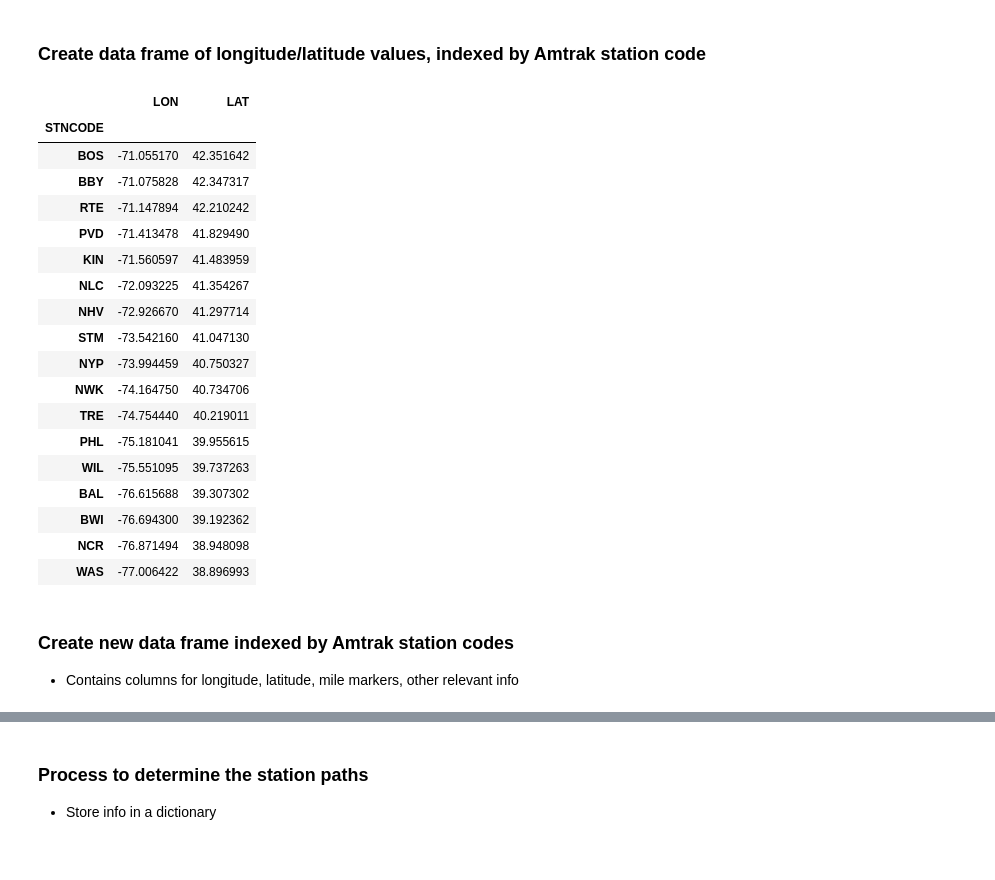
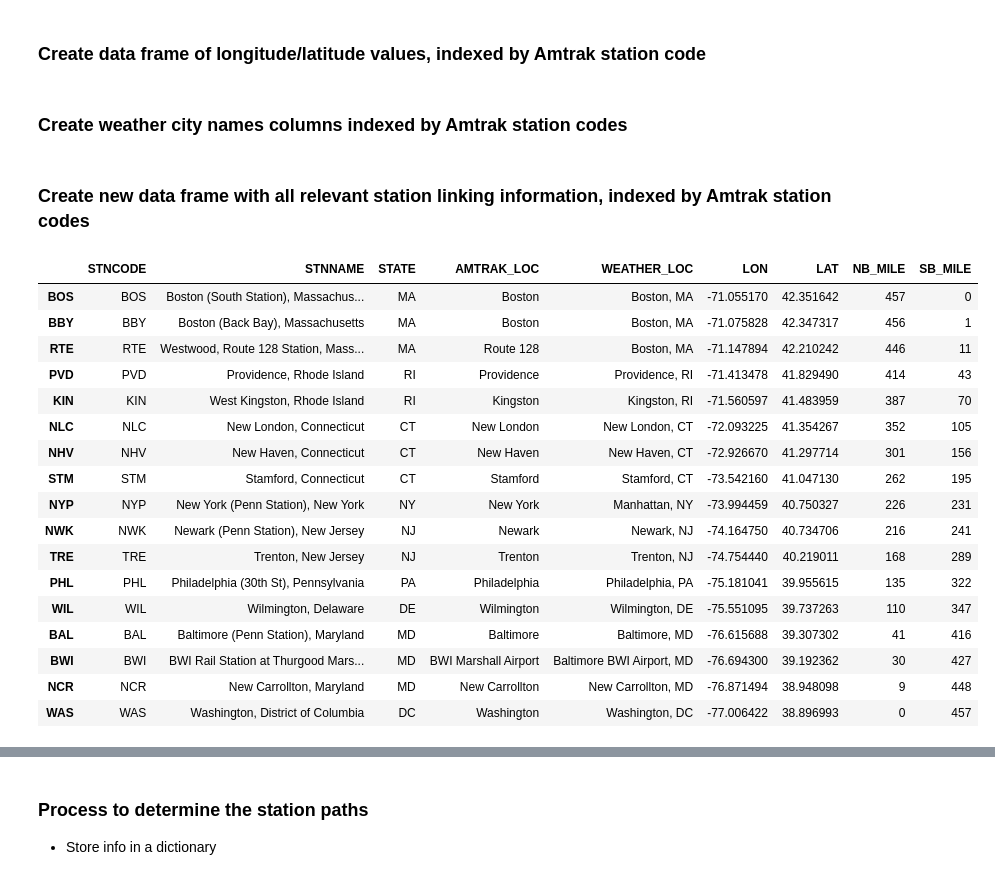
Before and after one commit to elizabeth-c-chen/data1050-amtrak-on-time-analysis, a Jupyter notebook: Determine_Station_Paths.ipynb, the cells around one changed output, grey strips where cells are left out. Drawn from its saved outputs; the diff is of its cells as text; code cells hidden in the pictures.

```diff
--- a/Determine_Station_Paths.ipynb
+++ b/Determine_Station_Paths.ipynb
@@ -55,41 +56,45 @@ for station, NB_mile, SB_mile in zip(amtrak_stations, NB, SB):
 mile_cols = pd.DataFrame.from_dict(mile_markers, orient='columns')
 # %% [markdown]
 ### Create data frame of longitude/latitude values, indexed by Amtrak station code
-# %%
-lons = pd.Series(geo_stations.geometry.x, name='LON')
-lats =  pd.Series(geo_stations.geometry.y, name='LAT')
-gdf_lonlat = pd.DataFrame([lons, lats]).T
-gdf_lonlat.set_index(geo_stations['STNCODE'], inplace=True)
-gdf_lonlat
-# %% [output]
-|  | LON | LAT |
-| STNCODE |  |  |
-| BOS | -71.055170 | 42.351642 |
-| BBY | -71.075828 | 42.347317 |
-| RTE | -71.147894 | 42.210242 |
-| PVD | -71.413478 | 41.829490 |
-| KIN | -71.560597 | 41.483959 |
-| NLC | -72.093225 | 41.354267 |
-| NHV | -72.926670 | 41.297714 |
-| STM | -73.542160 | 41.047130 |
-| NYP | -73.994459 | 40.750327 |
-| NWK | -74.164750 | 40.734706 |
-| TRE | -74.754440 | 40.219011 |
-| PHL | -75.181041 | 39.955615 |
-| WIL | -75.551095 | 39.737263 |
-| BAL | -76.615688 | 39.307302 |
-| BWI | -76.694300 | 39.192362 |
-| NCR | -76.871494 | 38.948098 |
-| WAS | -77.006422 | 38.896993 |
+# %%
+lonlat = np.array([geo_stations.geometry.x, geo_stations.geometry.y]).T
+lonlat = pd.DataFrame(lonlat, index = geo_stations.index, columns = ['LON', 'LAT'])
+# %% [markdown]
+### Create weather city names columns indexed by Amtrak station codes
+# %%
+# The three stops in MA all resolve to Boston weather stations, so Boston appears three times
+# Otherwise, all weather stations are generally the same
+weather_location_names =  ['Boston, MA', 'Boston, MA', 'Boston, MA', 'Providence, RI', 'Kingston, RI',
+                       'New London, CT', 'New Haven, CT', 'Stamford, CT', 'Manhattan, NY', 'Newark, NJ',
+                       'Trenton, NJ', 'Philadelphia, PA', 'Wilmington, DE', 'Baltimore, MD',
+                       'Baltimore BWI Airport, MD', 'New Carrollton, MD', 'Washington, DC']
+weather_stations = pd.Series(weather_location_names, name = 'WEATHER_LOC', index = geo_stations.index)
 # %% [markdown]
-### Create new data frame indexed by Amtrak station codes
-* Contains columns for longitude, latitude, mile markers, other relevant info
+### Create new data frame with all relevant station linking information, indexed by Amtrak station codes
 # %%
-# Extract desired columns
-gdf = geo_stations[['STNCODE', 'STNNAME', 'CITY2', 'STATE']]
-# Reindex using Amtrak station names
-gdf = gdf.set_index(gdf['STNCODE']).drop('STNCODE', axis=1)
+# Create empty data frame with Southbound-oriented ordered index
+gdf = pd.DataFrame(geo_stations.index, index = geo_stations.index)
+# Extract desired columns from geo_stations data frame
+gdf[['STNNAME', 'STATE', 'AMTRAK_LOC']] = geo_stations[['STNNAME','STATE', 'CITY2']]
 # Combine with longitude and latitude and mile markers data
-gdf = pd.concat([gdf, gdf_lonlat, mile_cols], axis = 1)
-# Rearrange based on order along route
-gdf = gdf.loc[amtrak_stations]
+gdf = pd.concat([gdf, weather_stations, lonlat, mile_cols], axis = 1)
+gdf
+# %% [output]
+|  | STNCODE | STNNAME | STATE | AMTRAK_LOC | WEATHER_LOC | LON | LAT | NB_MILE | SB_MILE |
+| BOS | BOS | Boston (South Station), Massachus... | MA | Boston | Boston, MA | -71.055170 | 42.351642 | 457 | 0 |
+| BBY | BBY | Boston (Back Bay), Massachusetts | MA | Boston | Boston, MA | -71.075828 | 42.347317 | 456 | 1 |
+| RTE | RTE | Westwood, Route 128 Station, Mass... | MA | Route 128 | Boston, MA | -71.147894 | 42.210242 | 446 | 11 |
+| PVD | PVD | Providence, Rhode Island | RI | Providence | Providence, RI | -71.413478 | 41.829490 | 414 | 43 |
+| KIN | KIN | West Kingston, Rhode Island | RI | Kingston | Kingston, RI | -71.560597 | 41.483959 | 387 | 70 |
+| NLC | NLC | New London, Connecticut | CT | New London | New London, CT | -72.093225 | 41.354267 | 352 | 105 |
+| NHV | NHV | New Haven, Connecticut | CT | New Haven | New Haven, CT | -72.926670 | 41.297714 | 301 | 156 |
+| STM | STM | Stamford, Connecticut | CT | Stamford | Stamford, CT | -73.542160 | 41.047130 | 262 | 195 |
+| NYP | NYP | New York (Penn Station), New York | NY | New York | Manhattan, NY | -73.994459 | 40.750327 | 226 | 231 |
+| NWK | NWK | Newark (Penn Station), New Jersey | NJ | Newark | Newark, NJ | -74.164750 | 40.734706 | 216 | 241 |
+| TRE | TRE | Trenton, New Jersey | NJ | Trenton | Trenton, NJ | -74.754440 | 40.219011 | 168 | 289 |
+| PHL | PHL | Philadelphia (30th St), Pennsylvania | PA | Philadelphia | Philadelphia, PA | -75.181041 | 39.955615 | 135 | 322 |
+| WIL | WIL | Wilmington, Delaware | DE | Wilmington | Wilmington, DE | -75.551095 | 39.737263 | 110 | 347 |
+| BAL | BAL | Baltimore (Penn Station), Maryland | MD | Baltimore | Baltimore, MD | -76.615688 | 39.307302 | 41 | 416 |
+| BWI | BWI | BWI Rail Station at Thurgood Mars... | MD | BWI Marshall Airport | Baltimore BWI Airport, MD | -76.694300 | 39.192362 | 30 | 427 |
+| NCR | NCR | New Carrollton, Maryland | MD | New Carrollton | New Carrollton, MD | -76.871494 | 38.948098 | 9 | 448 |
+| WAS | WAS | Washington, District of Columbia | DC | Washington | Washington, DC | -77.006422 | 38.896993 | 0 | 457 |
```
Also changed, not shown: parts of 10 cells of this notebook, 4 other files.
